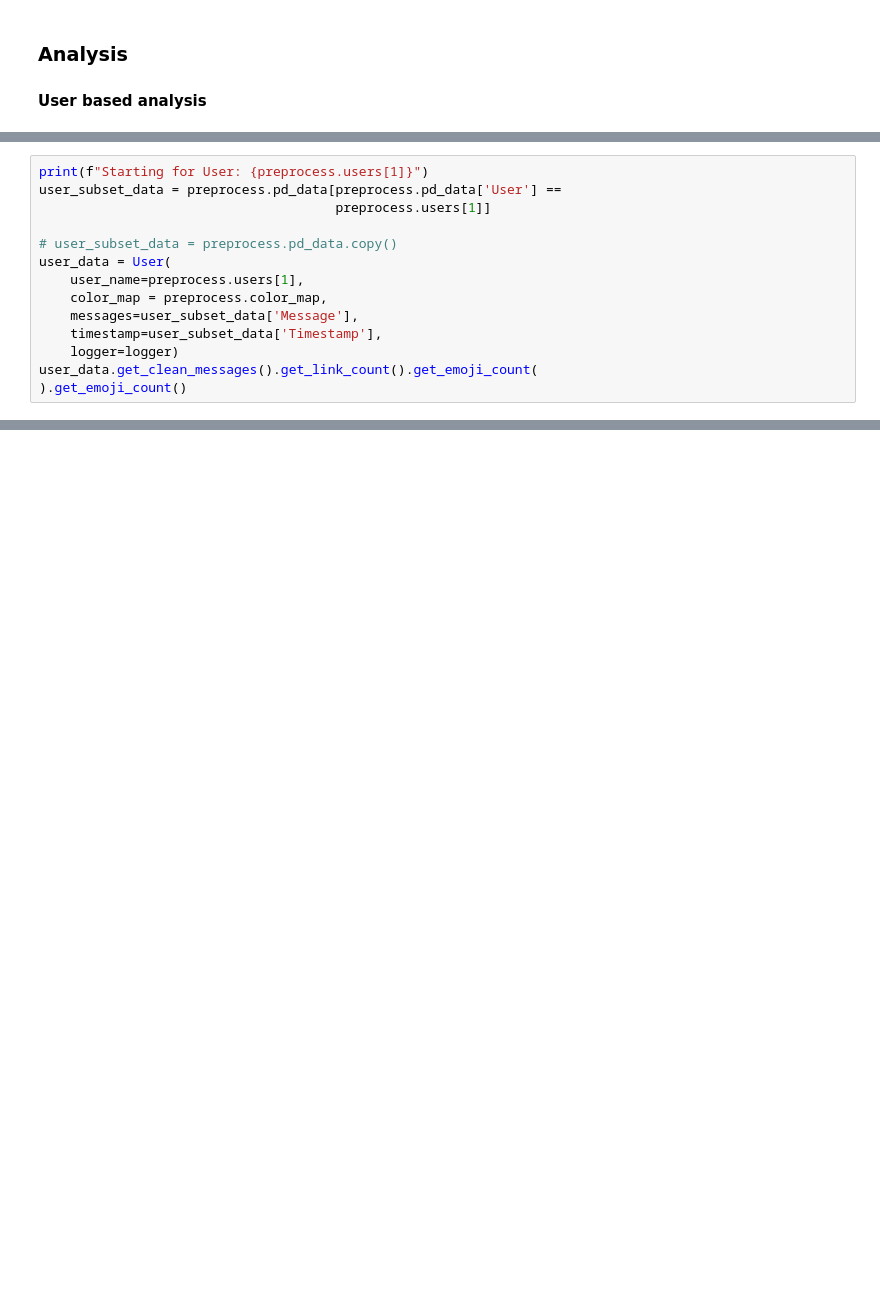
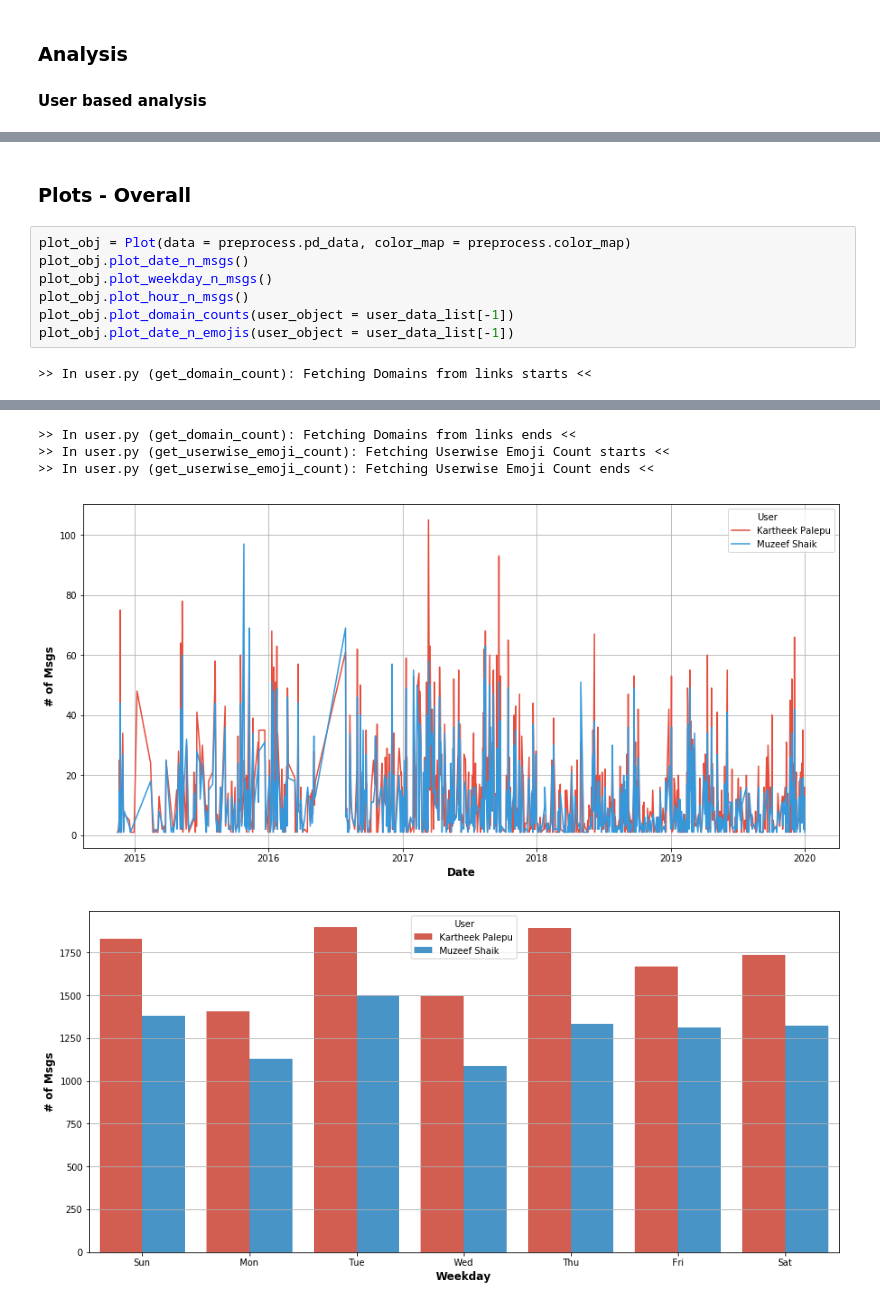
Before and after one commit to kartheekpnsn/chat-explore, a Jupyter notebook: notebooks/explore-chat.ipynb, the cells around one changed output, grey strips where cells are left out. Cells and saved outputs as stored; diff of their text form; blank space fills up the shorter version.

```diff
--- a/notebooks/explore-chat.ipynb
+++ b/notebooks/explore-chat.ipynb
@@ -74,14 +67,0 @@ from user import User
-# %%
-print(f"Starting for User: {preprocess.users[1]}")
-user_subset_data = preprocess.pd_data[preprocess.pd_data['User'] ==
-                                      preprocess.users[1]]
-
-# user_subset_data = preprocess.pd_data.copy()
-user_data = User(
-    user_name=preprocess.users[1],
-    color_map = preprocess.color_map,
-    messages=user_subset_data['Message'],
-    timestamp=user_subset_data['Timestamp'],
-    logger=logger)
-user_data.get_clean_messages().get_link_count().get_emoji_count(
-).get_emoji_count()
@@ -356,0 +138,11 @@ PlotProgression(
+# %% [markdown]
+### Plots - Overall
+# %%
+plot_obj = Plot(data = preprocess.pd_data, color_map = preprocess.color_map)
+plot_obj.plot_date_n_msgs()
+plot_obj.plot_weekday_n_msgs()
+plot_obj.plot_hour_n_msgs()
+plot_obj.plot_domain_counts(user_object = user_data_list[-1])
+plot_obj.plot_date_n_emojis(user_object = user_data_list[-1])
+# %% [output]
+>> In user.py (get_domain_count): Fetching Domains from links starts <<
@@ -356,0 +166,5 @@ PlotProgression(
+>> In user.py (get_domain_count): Fetching Domains from links ends <<
+>> In user.py (get_userwise_emoji_count): Fetching Userwise Emoji Count starts <<
+>> In user.py (get_userwise_emoji_count): Fetching Userwise Emoji Count ends <<
+[figure, added]
+[figure, added]
```
Also changed, not shown: parts of 60 cells of this notebook, 12 other files.
